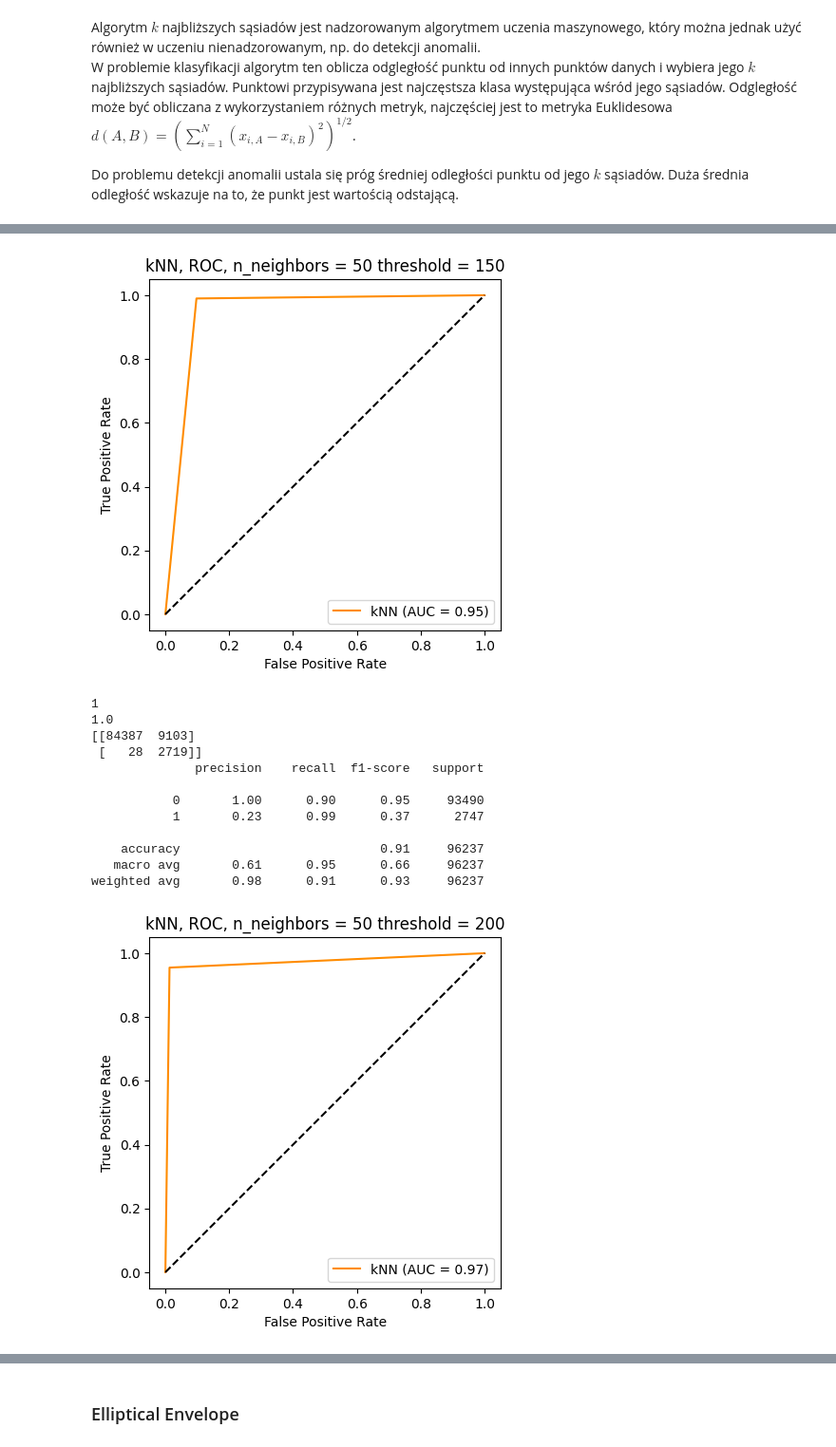
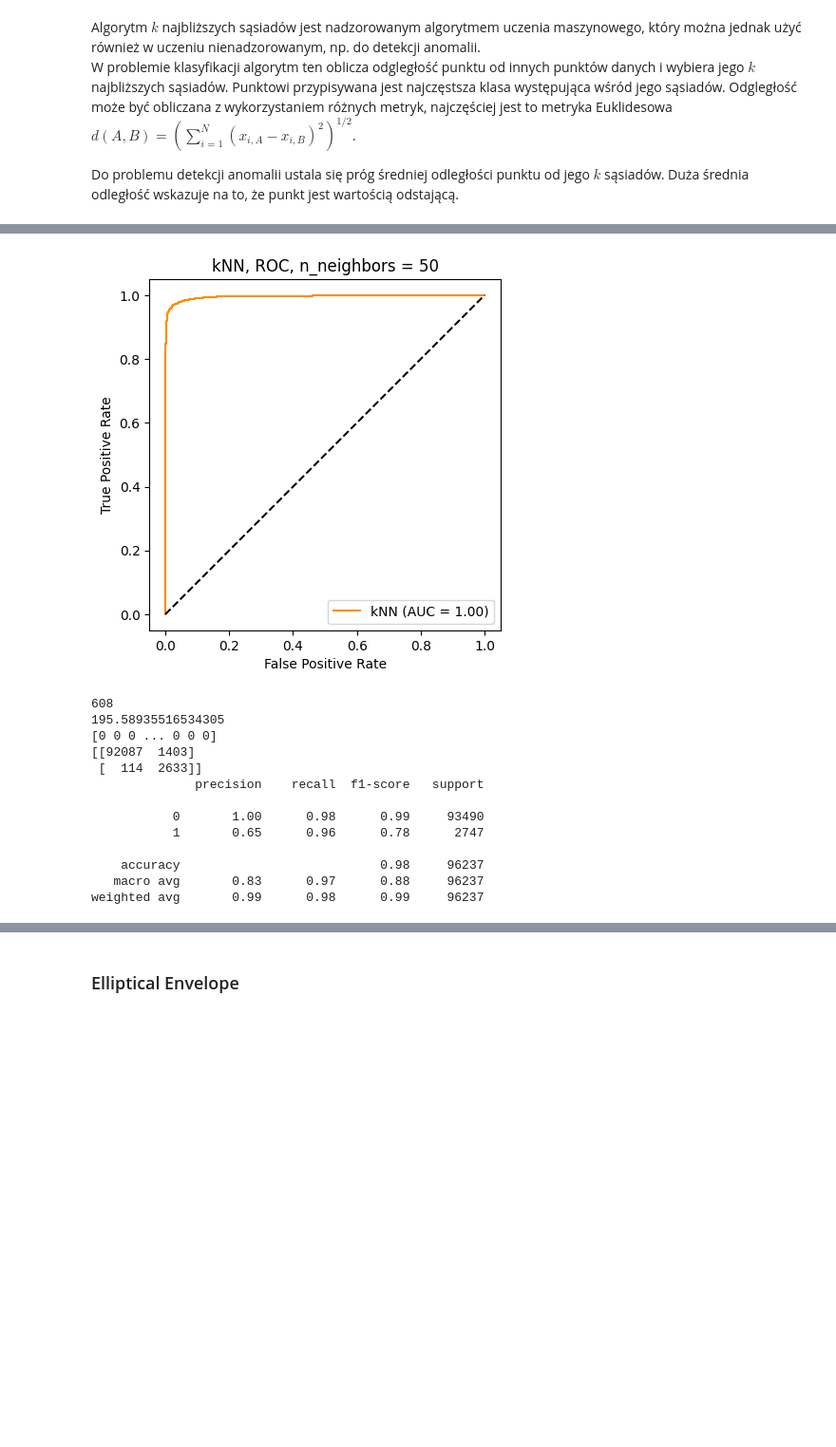
Before and after one commit to mgraves236/anomaly_detection, a Jupyter notebook: ICT_projekt.ipynb, the cells around one changed output, grey strips where cells are left out. Shown at 95% size. Cells and saved outputs as stored; diff of their text form; code cells hidden in the pictures; blank space fills up the shorter version.

```diff
--- a/ICT_projekt.ipynb
+++ b/ICT_projekt.ipynb
@@ -94,12 +96,9 @@ from sklearn.decomposition import PCA
 import seaborn as sns
 
 n_components = 2
-pca = TSNE(n_components)
-result = pca.fit_transform(X)
+tsne = TSNE(n_components)
+result = tsne.fit_transform(X)
 
 print(result)
-
-result_df = pd.DataFrame({'pca_1': result[:,0], 'pca_2': result[:,1], 'label': y})
-fig, ax = plt.subplots(1)
-sns.scatterplot(x='pca_1', y='pca_2', hue='label', data=result_df, ax=ax,s=2, linewidth=0)
+plt.scatter( result[:,0], result[:,1], s=.25, label="Data points", c=y, cmap=matplotlib.colors.ListedColormap(colors))
 # %% [output]
@@ -450,54 +419,47 @@ Text(0.5, 1.0, 'n_neighbors = 50')
 # %%
 ood = []
+from sklearn.metrics import RocCurveDisplay
+from sklearn.metrics import confusion_matrix, classification_report
 
 distances, indexes = model.kneighbors(XX)
-for i in range(3):
-    ood.append(np.where(distances.mean(axis = 1) > cutoff[i]))
 
-y_pred = np.zeros((3, len(indexes)))
-for i in range(3):
-    for j in ood[i]:
-        y_pred[i][j] = 1
-
-
-# ROC curve
-from sklearn.metrics import RocCurveDisplay
-
-for i in range(3):
-    RocCurveDisplay.from_predictions(
+RocCurveDisplay.from_predictions(
         yy,
-        y_pred[i],
+        distances.mean(axis = 1),
         name="kNN",
         color="darkorange",
         pos_label=1
     )
-    plt.plot([0, 1], [0, 1], "k--")
-    plt.axis("square")
-    plt.xlabel("False Positive Rate")
-    plt.ylabel("True Positive Rate")
-    string = 'kNN, ROC, n_neighbors = ' + str(n_neighbors[1]) + ' threshold = ' + str(cutoff[i])
-    plt.title(string)
-    plt.legend()
-    plt.show()
-    # find the best threshold
-    fpr, tpr, thresholds = sklearn.metrics.roc_curve(yy, y_pred[i])
-    print(np.argmax(tpr - fpr))
-    print(thresholds[np.argmax(tpr - fpr)])
+plt.plot([0, 1], [0, 1], "k--")
+plt.axis("square")
+plt.xlabel("False Positive Rate")
+plt.ylabel("True Positive Rate")
+string = 'kNN, ROC, n_neighbors = ' + str(n_neighbors[1])
+plt.title(string)
+plt.legend()
+plt.show()
+# find the best threshold
+fpr, tpr, thresholds = sklearn.metrics.roc_curve(yy, distances.mean(axis = 1))
+print(np.argmax(tpr - fpr))
+print(thresholds[np.argmax(tpr - fpr)])
 
-    print(confusion_matrix(yy, y_pred[i]))
-    print(classification_report(yy, y_pred[i]))
+yy_pred = distances.copy()
+yy_pred = np.where(distances.mean(axis=1) <=  thresholds[np.argmax(tpr - fpr)], 0, 1)
+print(yy_pred)
+print(confusion_matrix(yy, yy_pred))
+print(classification_report(yy, yy_pred))
 # %% [output]
-[figure, old version]
+[figure, new version]
-1
-1.0
-[[84387  9103]
- [   28  2719]]
+608
+195.58935516534305
+[0 0 0 ... 0 0 0]
+[[92087  1403]
+ [  114  2633]]
               precision    recall  f1-score   support
 
-           0       1.00      0.90      0.95     93490
-           1       0.23      0.99      0.37      2747
+           0       1.00      0.98      0.99     93490
+           1       0.65      0.96      0.78      2747
 
-    accuracy                           0.91     96237
-   macro avg       0.61      0.95      0.66     96237
-weighted avg       0.98      0.91      0.93     96237
+    accuracy                           0.98     96237
+   macro avg       0.83      0.97      0.88     96237
+weighted avg       0.99      0.98      0.99     96237
-[figure, removed]
```
Also changed, not shown: parts of 46 cells of this notebook.
